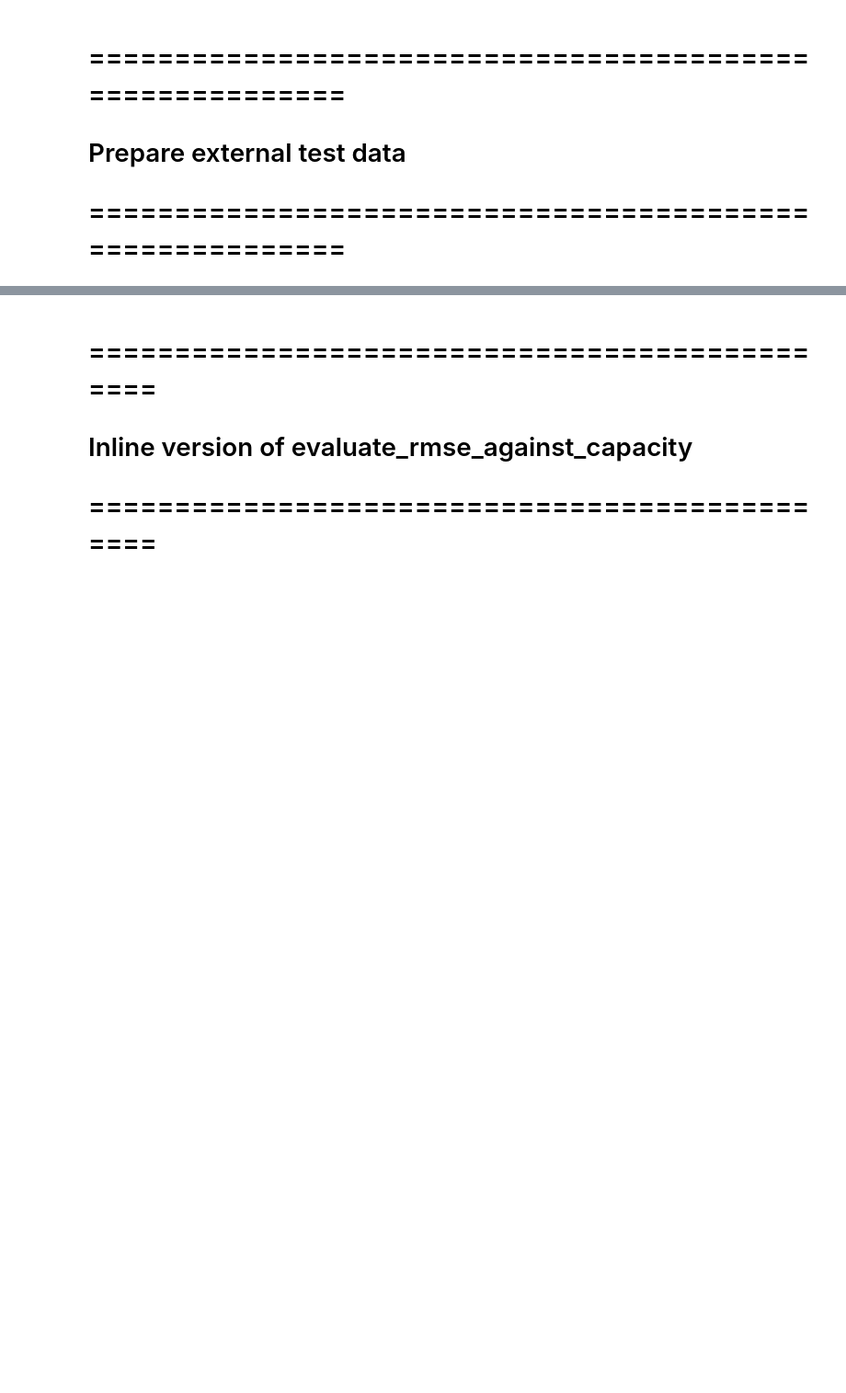
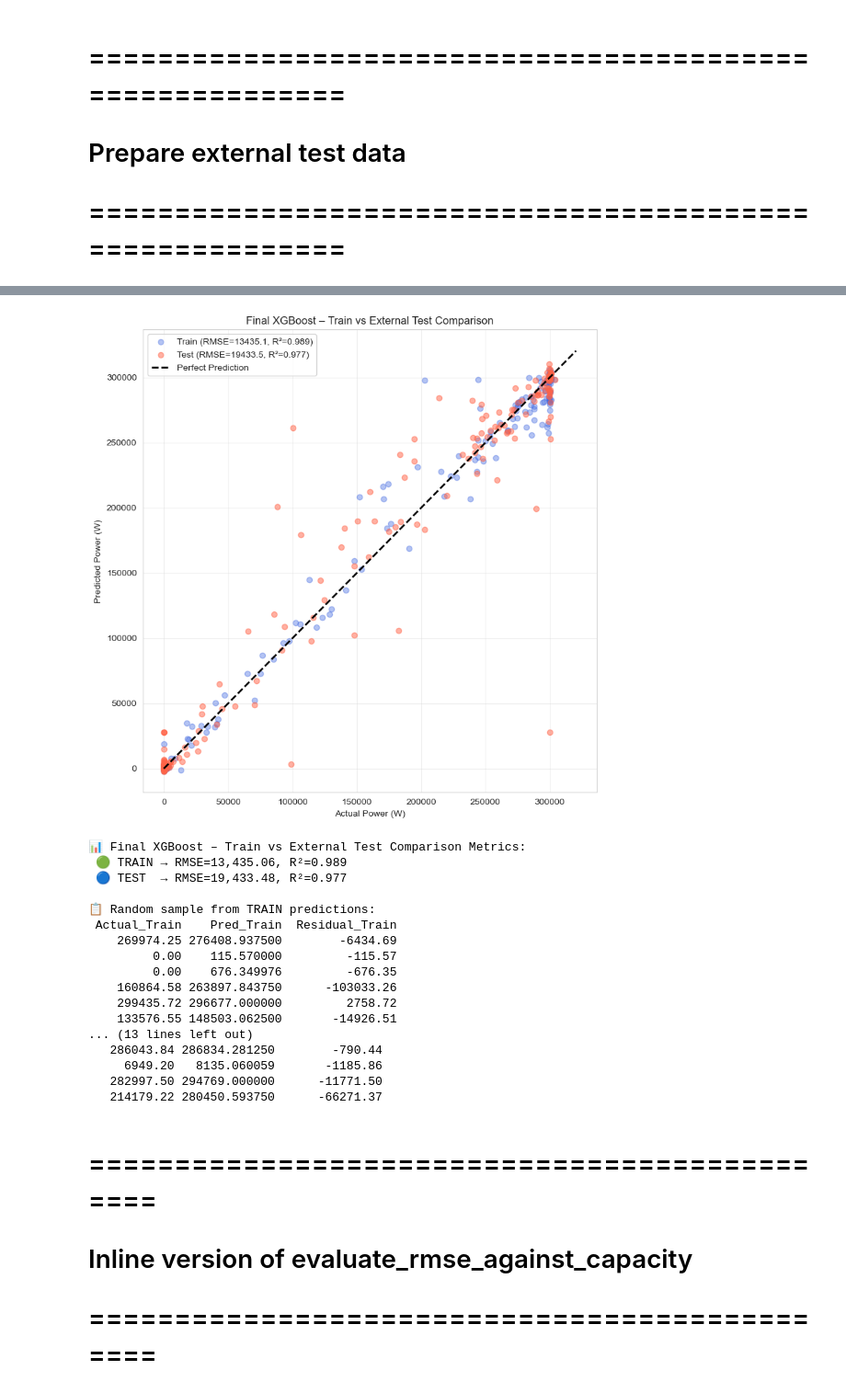
Before and after one commit to AI-UNIT-IT-KKU/solar-predictor, a Jupyter notebook: Notebooks/solar_power_prediction-V2.ipynb, the cells around one changed output, grey strips where cells are left out. Shown at 92% size. Cells and saved outputs as stored; diff of their text form; code cells hidden in the pictures; blank space fills up the shorter version.

```diff
--- a/Notebooks/solar_power_prediction-V2.ipynb
+++ b/Notebooks/solar_power_prediction-V2.ipynb
@@ -482,6 +482,34 @@ metrics_test = plot_predictions_vs_actual(
   6949.20   8135.060059  -1185.86
 282997.50 294769.000000 -11771.50
 214179.22 280450.593750 -66271.37
+# %%
+# ✅ Combined train vs test visualization
+plot_predictions_train_vs_test(
+    final_xgb,
+    X, y,
+    X_test, y_test,
+    title="Final XGBoost – Train vs External Test Comparison",
+    sample_size=300
+)
+# %% [output]
+[figure, added]
+📊 Final XGBoost – Train vs External Test Comparison Metrics:
+ 🟢 TRAIN → RMSE=13,435.06, R²=0.989
+ 🔵 TEST  → RMSE=19,433.48, R²=0.977
+
+📋 Random sample from TRAIN predictions:
+ Actual_Train    Pred_Train  Residual_Train
+    269974.25 276408.937500        -6434.69
+         0.00    115.570000         -115.57
+         0.00    676.349976         -676.35
+    160864.58 263897.843750      -103033.26
+    299435.72 296677.000000         2758.72
+    133576.55 148503.062500       -14926.51
+... (13 lines left out)
+   286043.84 286834.281250        -790.44
+     6949.20   8135.060059       -1185.86
+   282997.50 294769.000000      -11771.50
+   214179.22 280450.593750      -66271.37
 # %% [markdown]
 # ==============================================
 #  Inline version of evaluate_rmse_against_capacity
```
Also changed, not shown: parts of 2 cells of this notebook.
